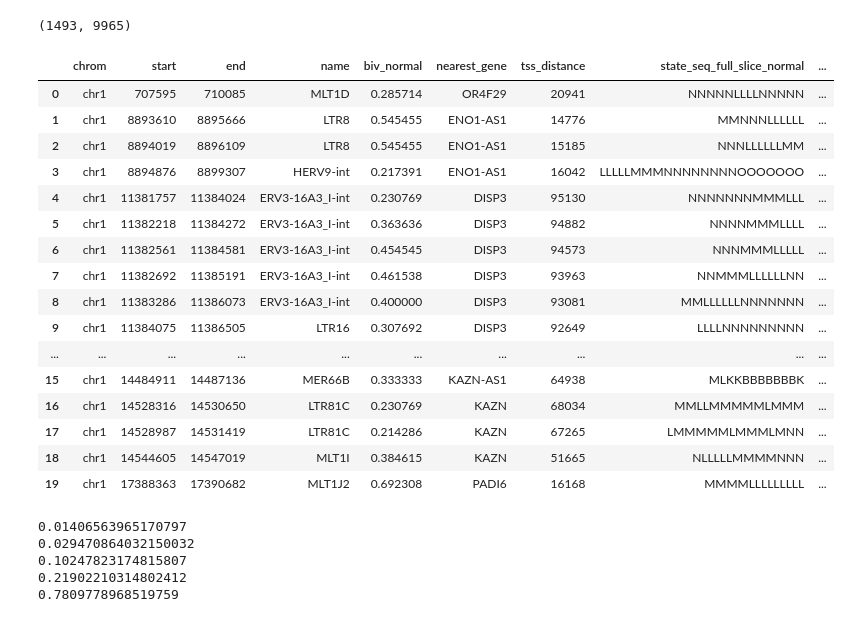
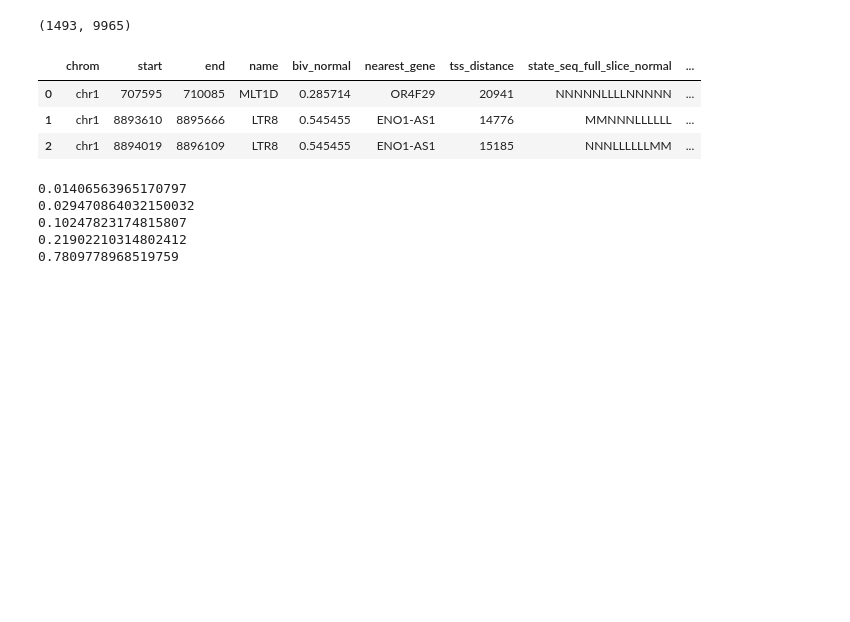
Before and after one commit to caocao0525/HERV, a Jupyter notebook: herv_util_test.ipynb, the cells around one changed output. Drawn from its saved outputs; the diff is of its cells as text; code cells hidden in the pictures; blank space fills up the shorter version.

```diff
--- a/herv_util_test.ipynb
+++ b/herv_util_test.ipynb
@@ -808,27 +807,14 @@ len(biv_normal_annot), len(biv_cancer_annot)
 # %%
 biv_normal_annot[[
     "chrom", "start", "end", "name",
     "biv_normal", "nearest_gene", "tss_distance",
     "state_seq_full_slice_normal", "state_seq_full_slice_cancer"
-]].head(20)
+]].head(3)
 # %% [output]
 |  | chrom | start | end | name | biv_normal | nearest_gene | tss_distance | state_seq_full_slice_normal | ... |
 | 0 | chr1 | 707595 | 710085 | MLT1D | 0.285714 | OR4F29 | 20941 | NNNNNLLLLNNNNN | ... |
 | 1 | chr1 | 8893610 | 8895666 | LTR8 | 0.545455 | ENO1-AS1 | 14776 | MMNNNLLLLLL | ... |
 | 2 | chr1 | 8894019 | 8896109 | LTR8 | 0.545455 | ENO1-AS1 | 15185 | NNNLLLLLLMM | ... |
-| 3 | chr1 | 8894876 | 8899307 | HERV9-int | 0.217391 | ENO1-AS1 | 16042 | LLLLLMMMNNNNNNNNOOOOOOO | ... |
-| 4 | chr1 | 11381757 | 11384024 | ERV3-16A3_I-int | 0.230769 | DISP3 | 95130 | NNNNNNNMMMLLL | ... |
-| 5 | chr1 | 11382218 | 11384272 | ERV3-16A3_I-int | 0.363636 | DISP3 | 94882 | NNNNMMMLLLL | ... |
-| 6 | chr1 | 11382561 | 11384581 | ERV3-16A3_I-int | 0.454545 | DISP3 | 94573 | NNNMMMLLLLL | ... |
-| 7 | chr1 | 11382692 | 11385191 | ERV3-16A3_I-int | 0.461538 | DISP3 | 93963 | NNMMMLLLLLLNN | ... |
-| 8 | chr1 | 11383286 | 11386073 | ERV3-16A3_I-int | 0.400000 | DISP3 | 93081 | MMLLLLLLNNNNNNN | ... |
-| 9 | chr1 | 11384075 | 11386505 | LTR16 | 0.307692 | DISP3 | 92649 | LLLLNNNNNNNNN | ... |
-| ... | ... | ... | ... | ... | ... | ... | ... | ... | ... |
-| 15 | chr1 | 14484911 | 14487136 | MER66B | 0.333333 | KAZN-AS1 | 64938 | MLKKBBBBBBBK | ... |
-| 16 | chr1 | 14528316 | 14530650 | LTR81C | 0.230769 | KAZN | 68034 | MMLLMMMMMLMMM | ... |
-| 17 | chr1 | 14528987 | 14531419 | LTR81C | 0.214286 | KAZN | 67265 | LMMMMMLMMMLMNN | ... |
-| 18 | chr1 | 14544605 | 14547019 | MLT1I | 0.384615 | KAZN | 51665 | NLLLLLMMMMNNN | ... |
-| 19 | chr1 | 17388363 | 17390682 | MLT1J2 | 0.692308 | PADI6 | 16168 | MMMMLLLLLLLLL | ... |
 # %%
 # TSS proximity summary
 print((biv_normal_annot["tss_distance"] == 0).mean())
```
Also changed, not shown: parts of 19 cells of this notebook.
